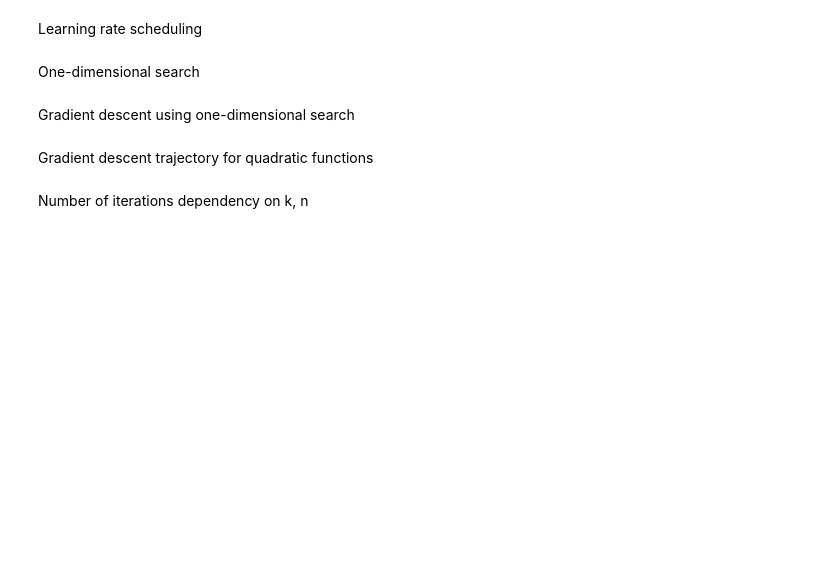
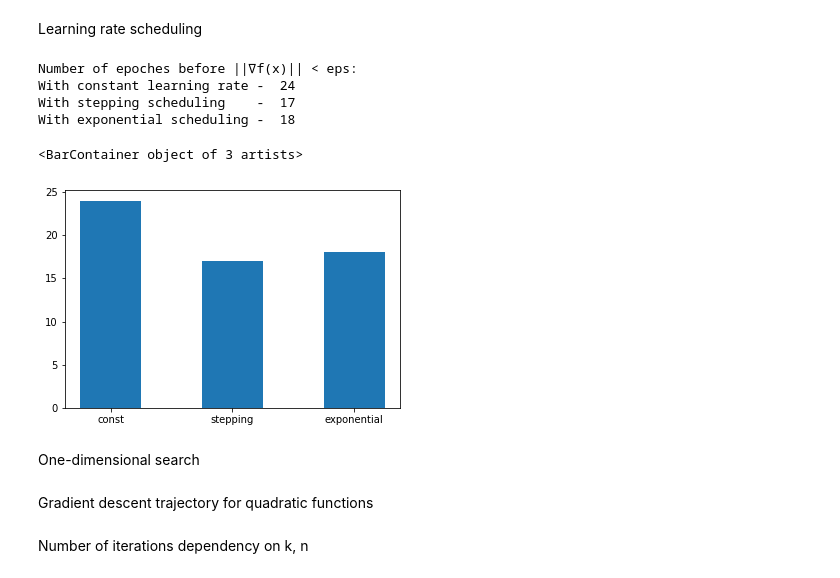
Before and after one commit to YuriNeverov/Optimization-Methods-Gradient-Descent, a Jupyter notebook: GradientDescent.ipynb, the cells around one changed output. Saved outputs shown, nothing was run; the diff lists cells and outputs as text; code cells hidden in the pictures; blank space fills up the shorter version.

```diff
--- a/GradientDescent.ipynb
+++ b/GradientDescent.ipynb
@@ -10,4 +77,45 @@ Learning rate
 # %% [markdown]
 Learning rate scheduling
+# %%
+def gd_stepping_lr(
+        grad: Callable[[np.ndarray], np.ndarray], x0,
+        a0: float, d: float, r: int,
+        max_epoch: int = 10, eps: float = 0.001
+) -> np.ndarray:
+  def step(points: list) -> float:
+    return a0 * d ** ((1 + len(points)) // r)
+
+  return grad_descent(grad, x0, step, max_epoch, eps)
+
+
+def gd_exponential_lr(
+        grad: Callable[[np.ndarray], np.ndarray], x0,
+        a0: float, d: float,
+        max_epoch: int = 10, eps: float = 0.001
+) -> np.ndarray:
+  def step(points: list) -> float:
+    return a0 / math.e ** (d * len(points))
+
+  return grad_descent(grad, x0, step, max_epoch, eps)
+# %%
+max_epoch: int = 40
+points_const = gd_const_lr(grad, x0, 0.21, max_epoch)
+points_stepping = gd_stepping_lr(grad, x0, 0.21, 0.95, 5, max_epoch)
+points_exponential = gd_exponential_lr(grad, x0, 0.21, 0.02, max_epoch)
+
+print('Number of epoches before ||∇f(x)|| < eps:')
+print('With constant learning rate - ', len(points_const))
+print('With stepping scheduling    - ', len(points_stepping))
+print('With exponential scheduling - ', len(points_exponential))
+plt.bar(['const', 'stepping', 'exponential'],
+        [len(points_const), len(points_stepping), len(points_exponential)],
+        width = 0.5)
+# %% [output]
+Number of epoches before ||∇f(x)|| < eps:
+With constant learning rate -  24
+With stepping scheduling    -  17
+With exponential scheduling -  18
+<BarContainer object of 3 artists>
+[figure, added]
 # %% [markdown]
 One-dimensional search
@@ -17,2 +121,0 @@ def one_dim_search(f: Callable[[float], float], left: float, right: float, eps:
-# %% [markdown]
-Gradient descent using one-dimensional search
```
Also changed, not shown: parts of 11 cells of this notebook.
